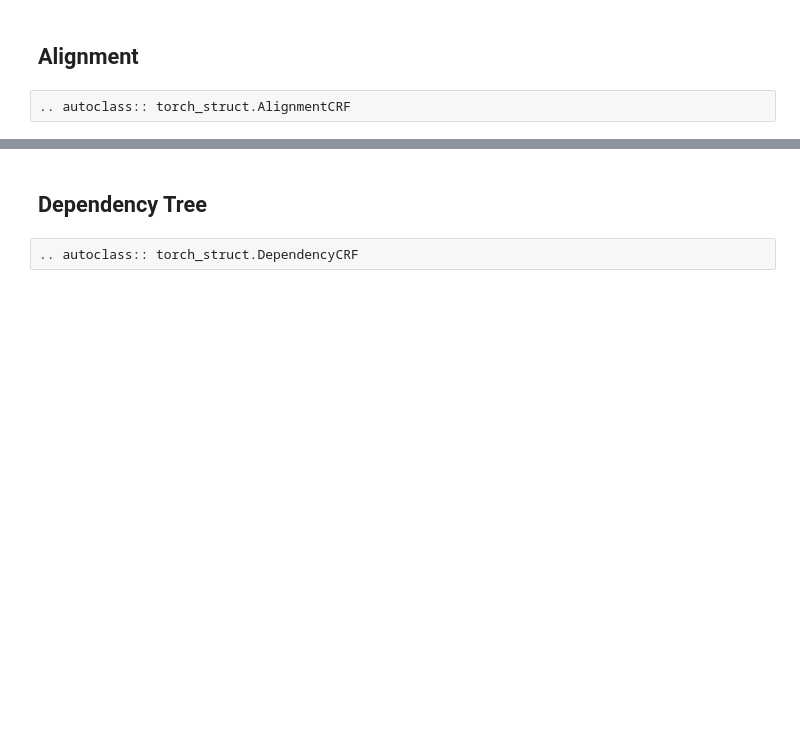
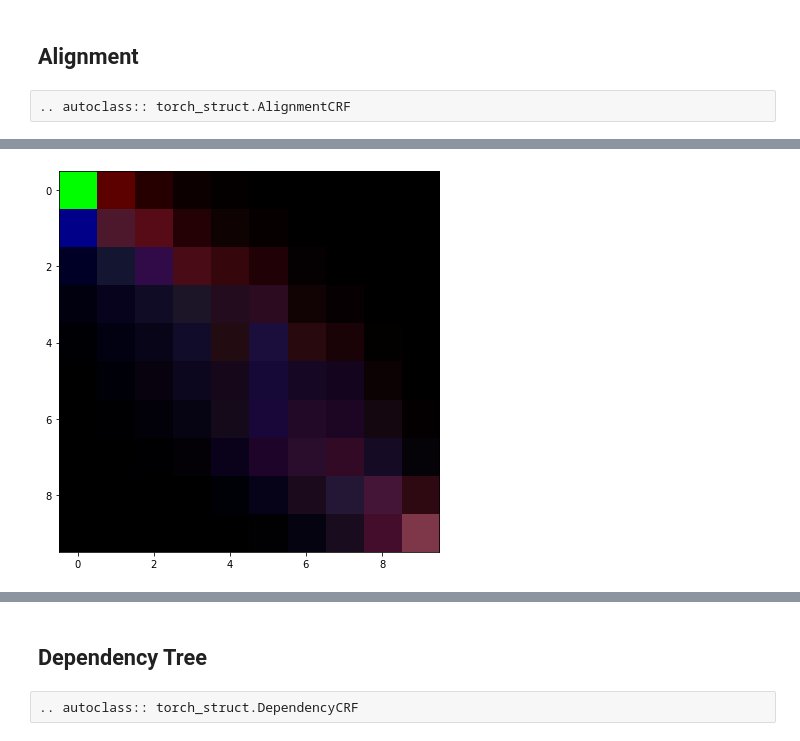
Before and after one commit to harvardnlp/pytorch-struct, a Jupyter notebook: docs/source/model.ipynb, the cells around one changed output, grey strips where cells are left out. Saved outputs shown, nothing was run; the diff lists cells and outputs as text; code cells hidden in the pictures; blank space fills up the shorter version.

```diff
--- a/docs/source/model.ipynb
+++ b/docs/source/model.ipynb
@@ -79,0 +94,4 @@ show_deps(dist.argmax[0])
+# %%
+show_deps(dist.marginals[0])
+# %% [output]
+[figure, added]
```
Also changed, not shown: parts of 12 cells of this notebook, 3 other files.
